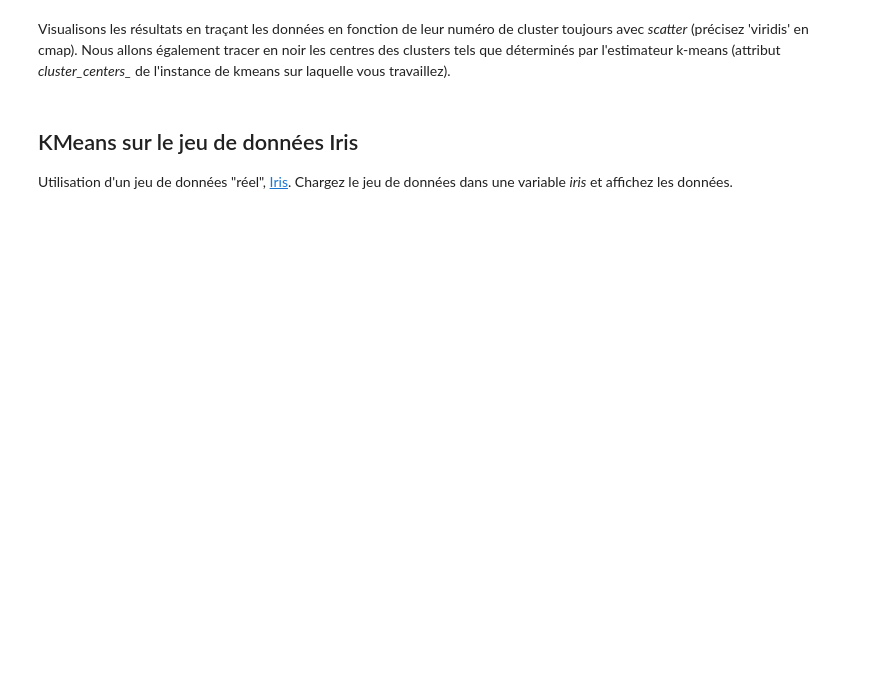
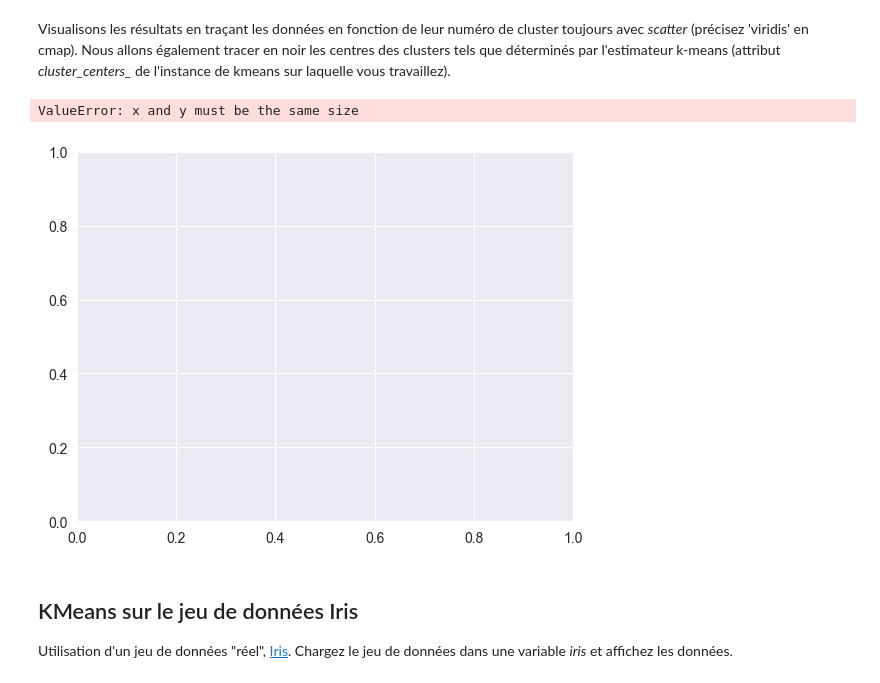
Before and after one commit to Saleheddin/AData, a Jupyter notebook: Source/tp2.ipynb, the cells around one changed output. Drawn from its saved outputs; the diff is of its cells as text; code cells hidden in the pictures; blank space fills up the shorter version.

Commit message:
kmeans sur un datae synthéique

```diff
--- a/Source/tp2.ipynb
+++ b/Source/tp2.ipynb
@@ -16,3 +29,8 @@ Affichez le à l'aide de la fonction [scatter de matplotlib](https://matplotlib.
 # %% [markdown]
 Il est relativement facile de repérer les quatre clusters. L'algorithme [k-means de scikit-learn](https://scikit-learn.org/stable/modules/generated/sklearn.cluster.KMeans.html#sklearn.cluster.KMeans) va le faire automatiquement. Utilisez-le en précisant de chercher 4 clusters dans les paramètres du KMeans.
 Stockez dans une variable le resultat de la fonction [*predict*](https://scikit-learn.org/stable/modules/generated/sklearn.cluster.KMeans.html#sklearn.cluster.KMeans.predict) qui va renvoyer l'indice du cluster à laquelle appartient chaque échantillon.
+# %%
+kmeans = KMeans(n_clusters=4).fit(x)
+#l'indices des clusters aux quels appartient chaque sample
+prediction = kmeans.predict(x)
+print(prediction)
@@ -19,5 +47,11 @@ Stockez dans une variable le resultat de la fonction [*predict*](https://scikit-
 # %% [markdown]
 Visualisons les résultats en traçant les données en fonction de leur numéro de cluster toujours avec *scatter* (précisez 'viridis' en cmap). Nous allons également tracer en noir les centres des clusters tels que déterminés par l'estimateur k-means (attribut *cluster_centers_* de l'instance de kmeans sur laquelle vous travaillez).
+# %%
+kmeans.cluster_centers_ = 'b'
+plt.scatter(cmap='viridis')
+# %% [output]
+ValueError: x and y must be the same size
+[figure, added]
 # %% [markdown]
 ## KMeans sur le jeu de données Iris
 Utilisation d'un jeu de données "réel", [Iris](https://scikit-learn.org/stable/modules/generated/sklearn.datasets.load_iris.html#sklearn.datasets.load_iris). Chargez le jeu de données dans une variable *iris* et affichez les données.
```
Also changed, not shown: parts of 9 cells of this notebook.
